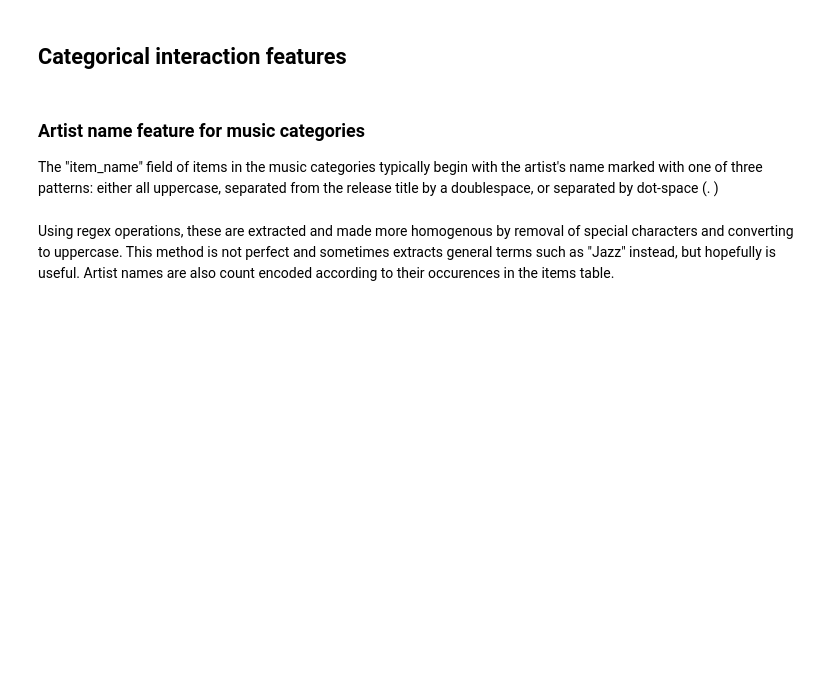
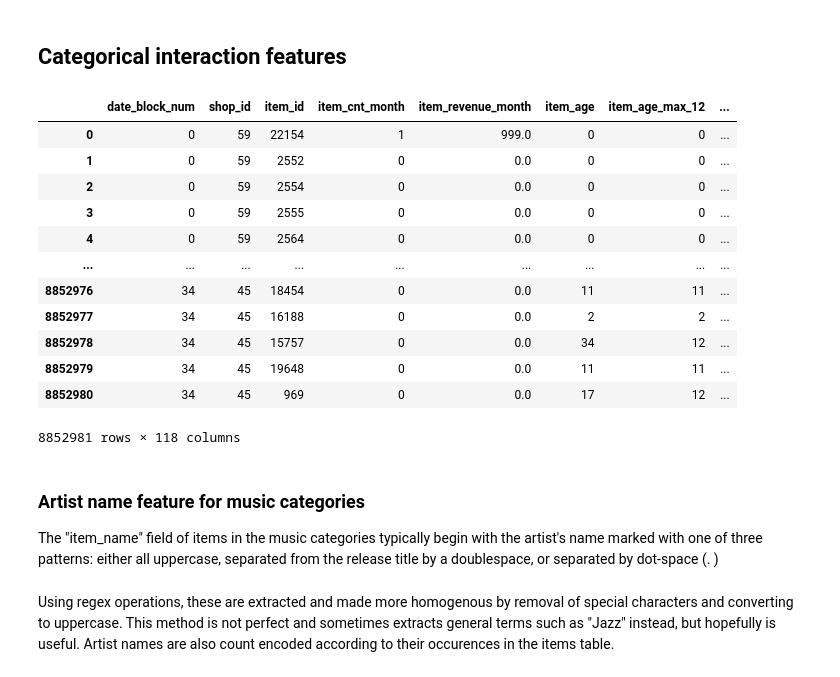
Before and after one commit to grantsut/kaggle-futuresales, a Jupyter notebook: future-sales-leak-and-time-features.ipynb, the cells around one changed output. Cells and saved outputs as stored; diff of their text form; code cells hidden in the pictures; blank space fills up the shorter version.

Commit message:
interaction feature function fix

```diff
--- a/future-sales-leak-and-time-features.ipynb
+++ b/future-sales-leak-and-time-features.ipynb
@@ -750,7 +755,7 @@ print("Delta features created")
 # %% [markdown]
 ## Categorical interaction features
 # %%
-def interaction_feature(features):
+def interaction_feature(matrix, features):
     feature_name = '_'.join(['interaction'] + features)
     matrix[feature_name] = matrix[features[0]].apply(str)
     for feature in features[1:]:
@@ -759,11 +764,25 @@ def interaction_feature(features):
     return matrix
 # %%
 # Month category interactions
-interaction_feature(["month", "item_category_id"])
-interaction_feature(["month", "supercategory_id"])
-interaction_feature(["month", "digital"])
+matrix = interaction_feature(matrix, ["month", "item_category_id"])
+matrix = interaction_feature(matrix, ["month", "supercategory_id"])
+matrix = interaction_feature(matrix, ["month", "digital"])
 # Shop - category interactions
-interaction_feature(["shop_id", "item_category_id"])
+matrix = interaction_feature(matrix, ["shop_id", "item_category_id"])
+# %% [output]
+|  | date_block_num | shop_id | item_id | item_cnt_month | item_revenue_month | item_age | item_age_max_12 | ... |
+| 0 | 0 | 59 | 22154 | 1 | 999.0 | 0 | 0 | ... |
+| 1 | 0 | 59 | 2552 | 0 | 0.0 | 0 | 0 | ... |
+| 2 | 0 | 59 | 2554 | 0 | 0.0 | 0 | 0 | ... |
+| 3 | 0 | 59 | 2555 | 0 | 0.0 | 0 | 0 | ... |
+| 4 | 0 | 59 | 2564 | 0 | 0.0 | 0 | 0 | ... |
+| ... | ... | ... | ... | ... | ... | ... | ... | ... |
+| 8852976 | 34 | 45 | 18454 | 0 | 0.0 | 11 | 11 | ... |
+| 8852977 | 34 | 45 | 16188 | 0 | 0.0 | 2 | 2 | ... |
+| 8852978 | 34 | 45 | 15757 | 0 | 0.0 | 34 | 12 | ... |
+| 8852979 | 34 | 45 | 19648 | 0 | 0.0 | 11 | 11 | ... |
+| 8852980 | 34 | 45 | 969 | 0 | 0.0 | 17 | 12 | ... |
+8852981 rows × 118 columns
 # %% [markdown]
 ### Artist name feature for music categories
 
```
Also changed, not shown: parts of 2 cells of this notebook.
